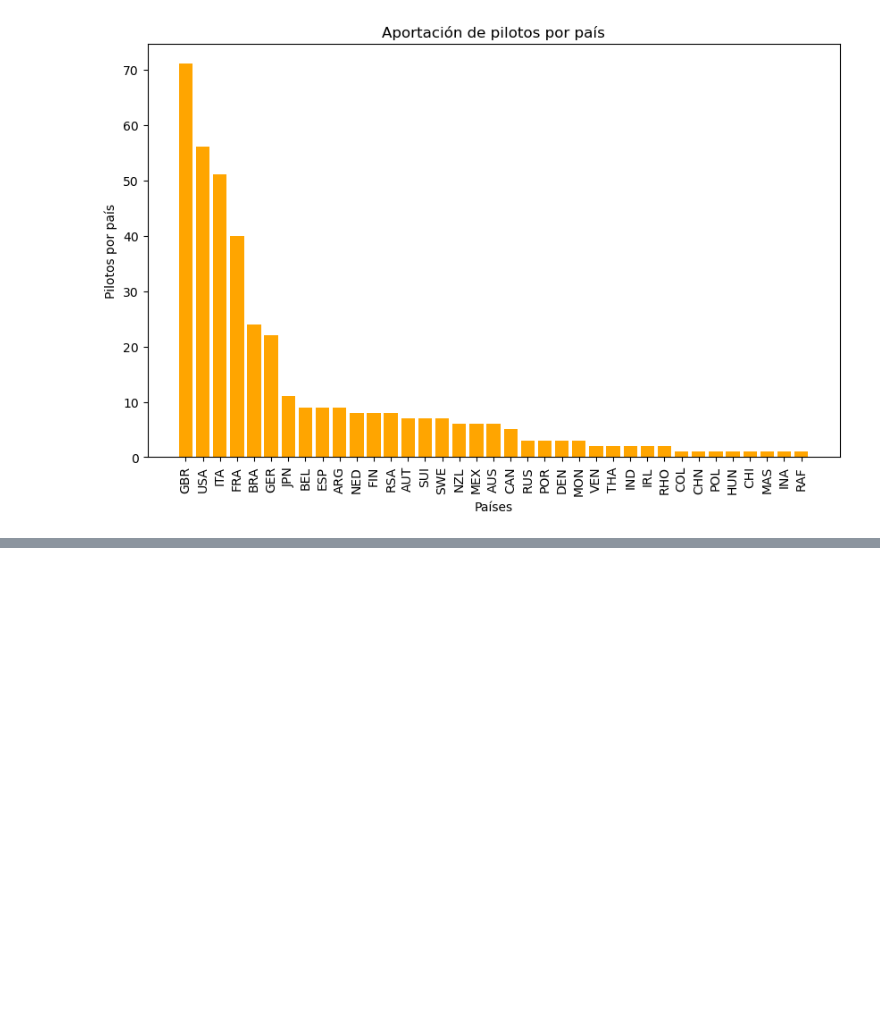
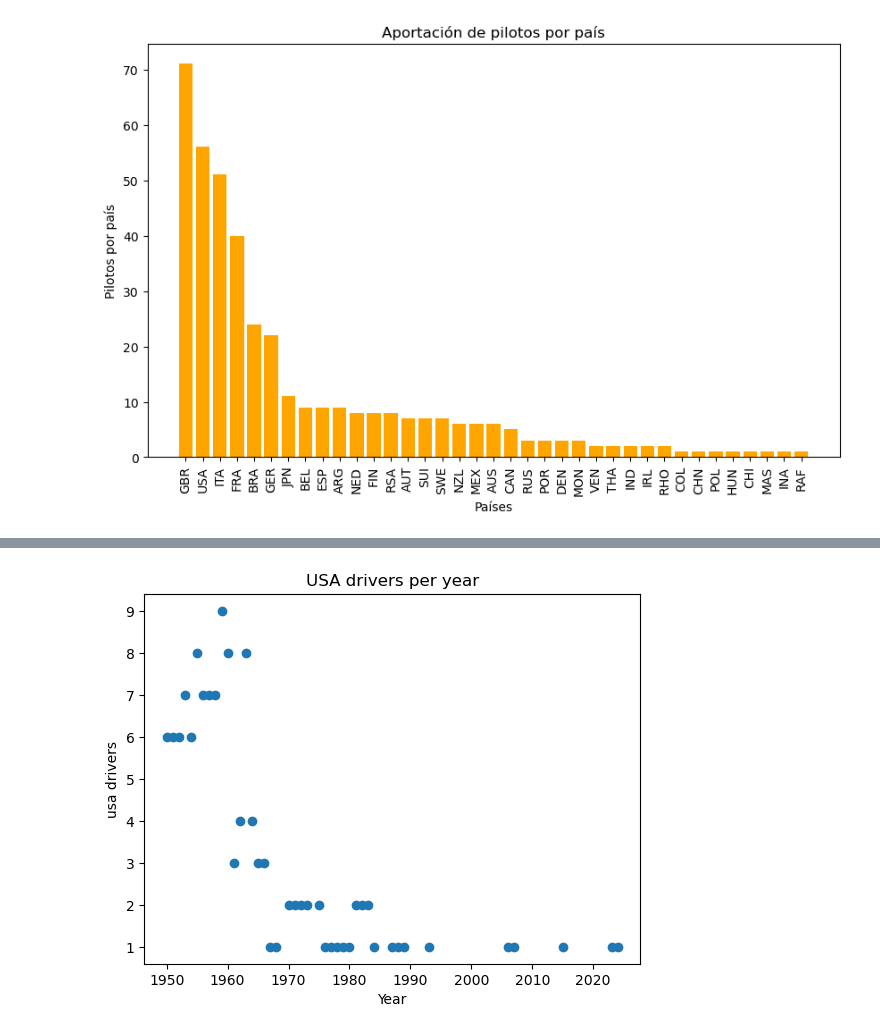
Before and after one commit to victorjgg14/f1-analisis, a Jupyter notebook: code/EDA.ipynb, the cells around one changed output, grey strips where cells are left out. Saved outputs shown, nothing was run; the diff lists cells and outputs as text; code cells hidden in the pictures; blank space fills up the shorter version.

```diff
--- a/code/EDA.ipynb
+++ b/code/EDA.ipynb
@@ -291,0 +320,8 @@ plt.show()
+# %%
+plt.scatter(df_usa_drivers_per_year['year'], df_usa_drivers_per_year['driver'])
+plt.title('USA drivers per year')
+plt.xlabel('Year')
+plt.ylabel('usa drivers')
+plt.show()
+# %% [output]
+[figure, added]
```
Also changed, not shown: parts of 3 cells of this notebook.
